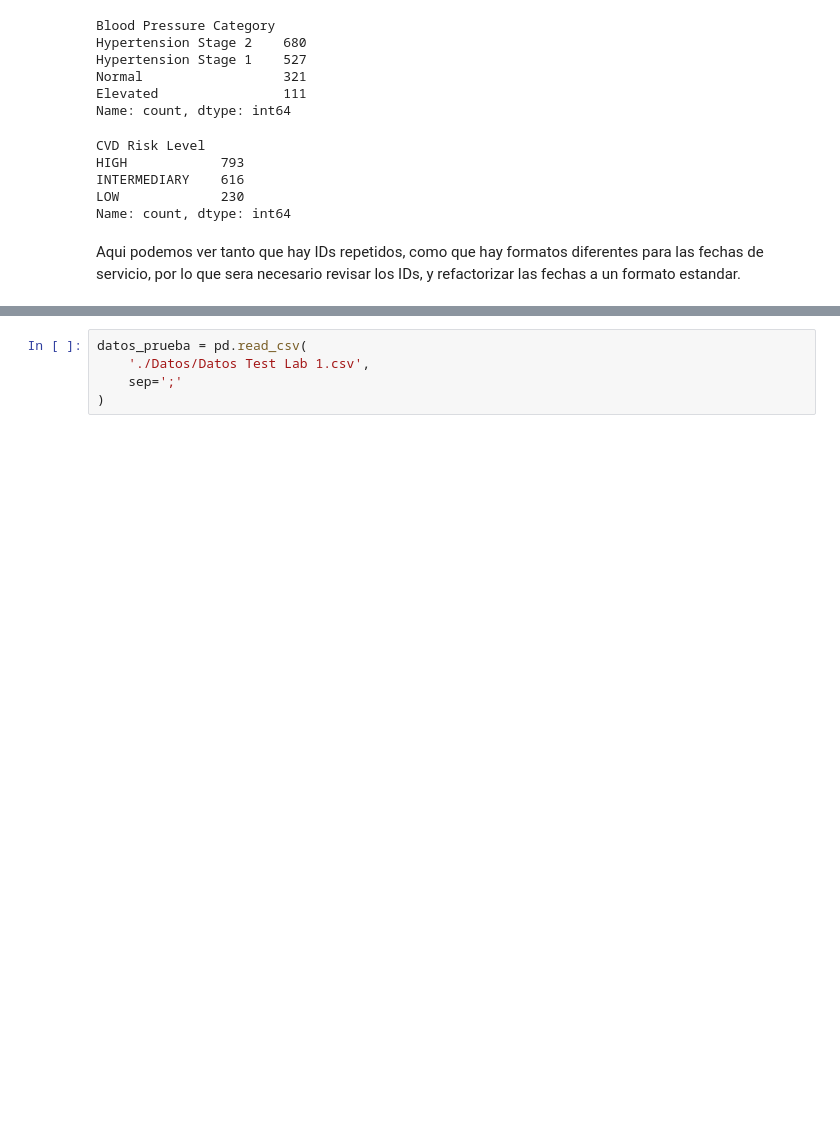
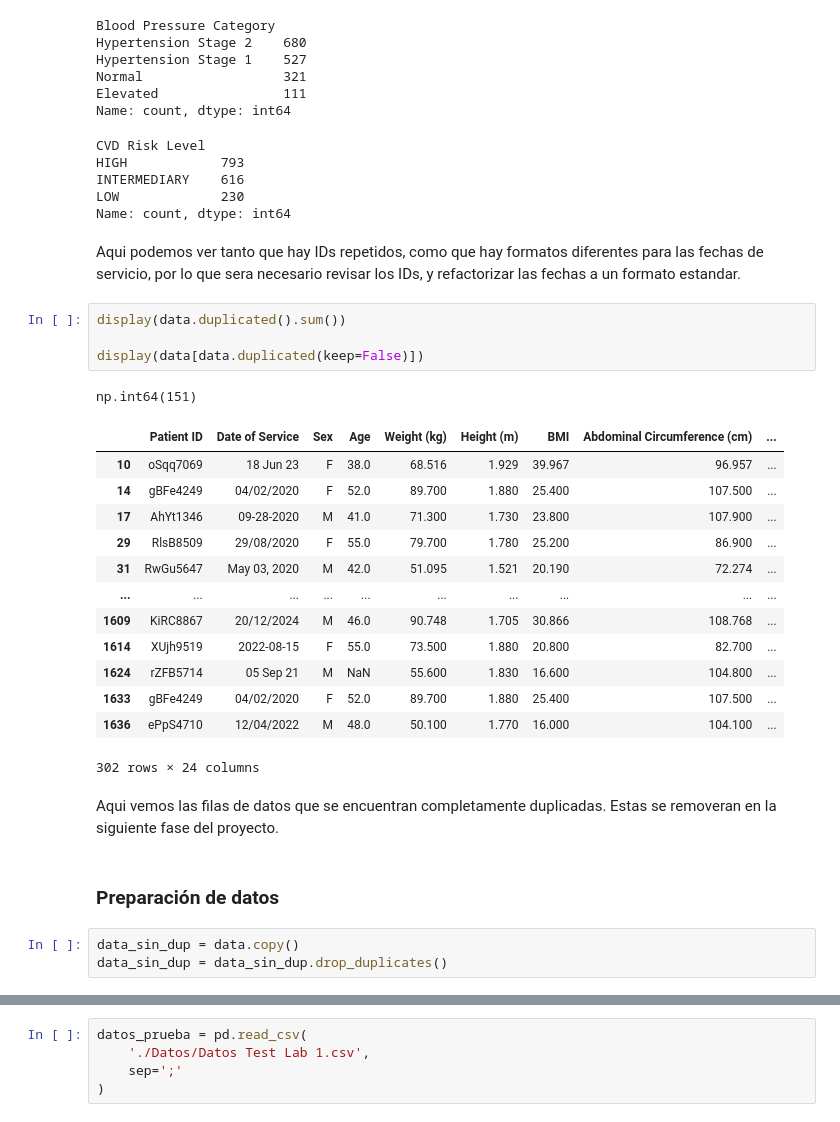
Before and after one commit to Rozen14/AMLab1, a Jupyter notebook: AlpesHearth.ipynb, the cells around one changed output, grey strips where cells are left out. Cells and saved outputs as stored; diff of their text form; blank space fills up the shorter version.

Commit message:
Fin exploracion de datos, comienzo preparacion de datos.

```diff
--- a/AlpesHearth.ipynb
+++ b/AlpesHearth.ipynb
@@ -252,3 +278,29 @@ LOW             230
 Name: count, dtype: int64
 # %% [markdown]
 Aqui podemos ver tanto que hay IDs repetidos, como que hay formatos diferentes para las fechas de servicio, por lo que sera necesario revisar los IDs, y refactorizar las fechas a un formato estandar.
+# %%
+display(data.duplicated().sum())
+
+display(data[data.duplicated(keep=False)])
+# %% [output]
+np.int64(151)
+|  | Patient ID | Date of Service | Sex | Age | Weight (kg) | Height (m) | BMI | Abdominal Circumference (cm) | ... |
+| 10 | oSqq7069 | 18 Jun 23 | F | 38.0 | 68.516 | 1.929 | 39.967 | 96.957 | ... |
+| 14 | gBFe4249 | 04/02/2020 | F | 52.0 | 89.700 | 1.880 | 25.400 | 107.500 | ... |
+| 17 | AhYt1346 | 09-28-2020 | M | 41.0 | 71.300 | 1.730 | 23.800 | 107.900 | ... |
+| 29 | RlsB8509 | 29/08/2020 | F | 55.0 | 79.700 | 1.780 | 25.200 | 86.900 | ... |
+| 31 | RwGu5647 | May 03, 2020 | M | 42.0 | 51.095 | 1.521 | 20.190 | 72.274 | ... |
+| ... | ... | ... | ... | ... | ... | ... | ... | ... | ... |
+| 1609 | KiRC8867 | 20/12/2024 | M | 46.0 | 90.748 | 1.705 | 30.866 | 108.768 | ... |
+| 1614 | XUjh9519 | 2022-08-15 | F | 55.0 | 73.500 | 1.880 | 20.800 | 82.700 | ... |
+| 1624 | rZFB5714 | 05 Sep 21 | M | NaN | 55.600 | 1.830 | 16.600 | 104.800 | ... |
+| 1633 | gBFe4249 | 04/02/2020 | F | 52.0 | 89.700 | 1.880 | 25.400 | 107.500 | ... |
+| 1636 | ePpS4710 | 12/04/2022 | M | 48.0 | 50.100 | 1.770 | 16.000 | 104.100 | ... |
+302 rows × 24 columns
+# %% [markdown]
+Aqui vemos las filas de datos que se encuentran completamente duplicadas. Estas se removeran en la siguiente fase del proyecto.
+# %% [markdown]
+### Preparación de datos
+# %%
+data_sin_dup = data.copy()
+data_sin_dup = data_sin_dup.drop_duplicates()
```
Also changed, not shown: parts of 9 cells of this notebook, 3 other files.
